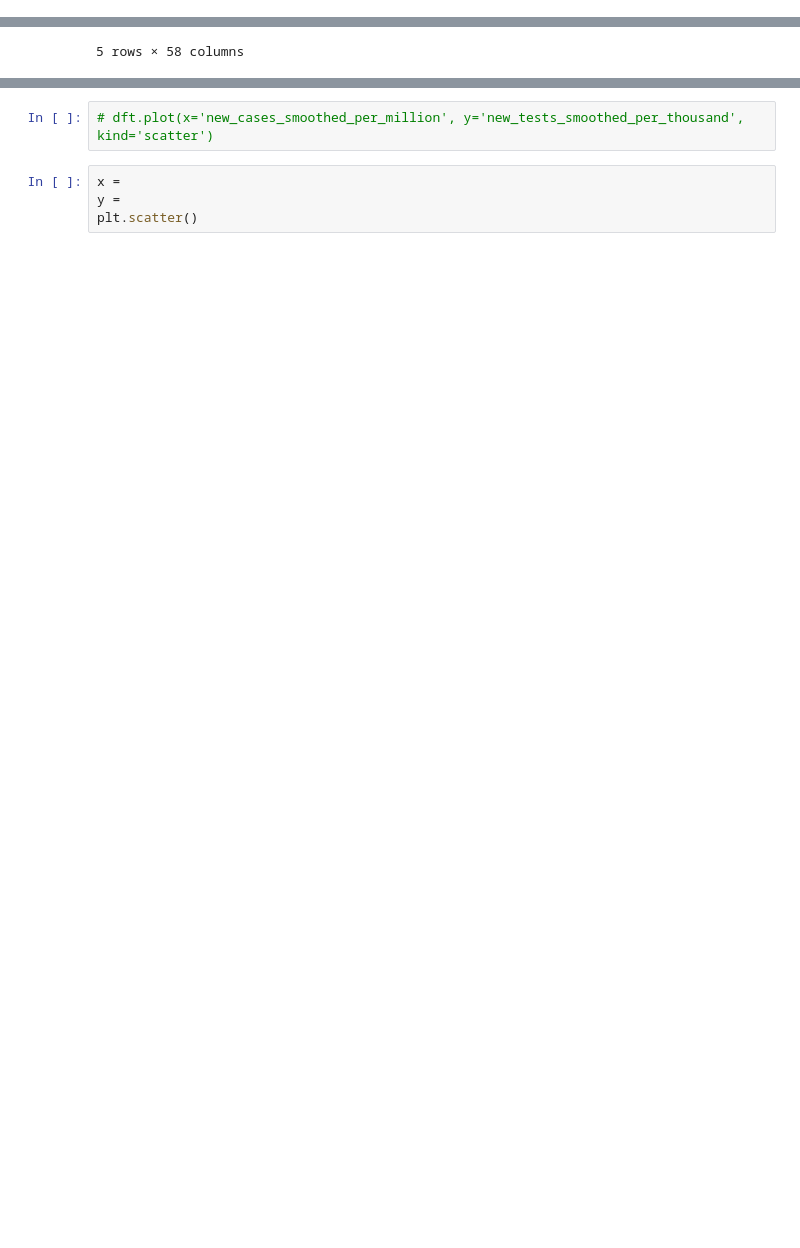
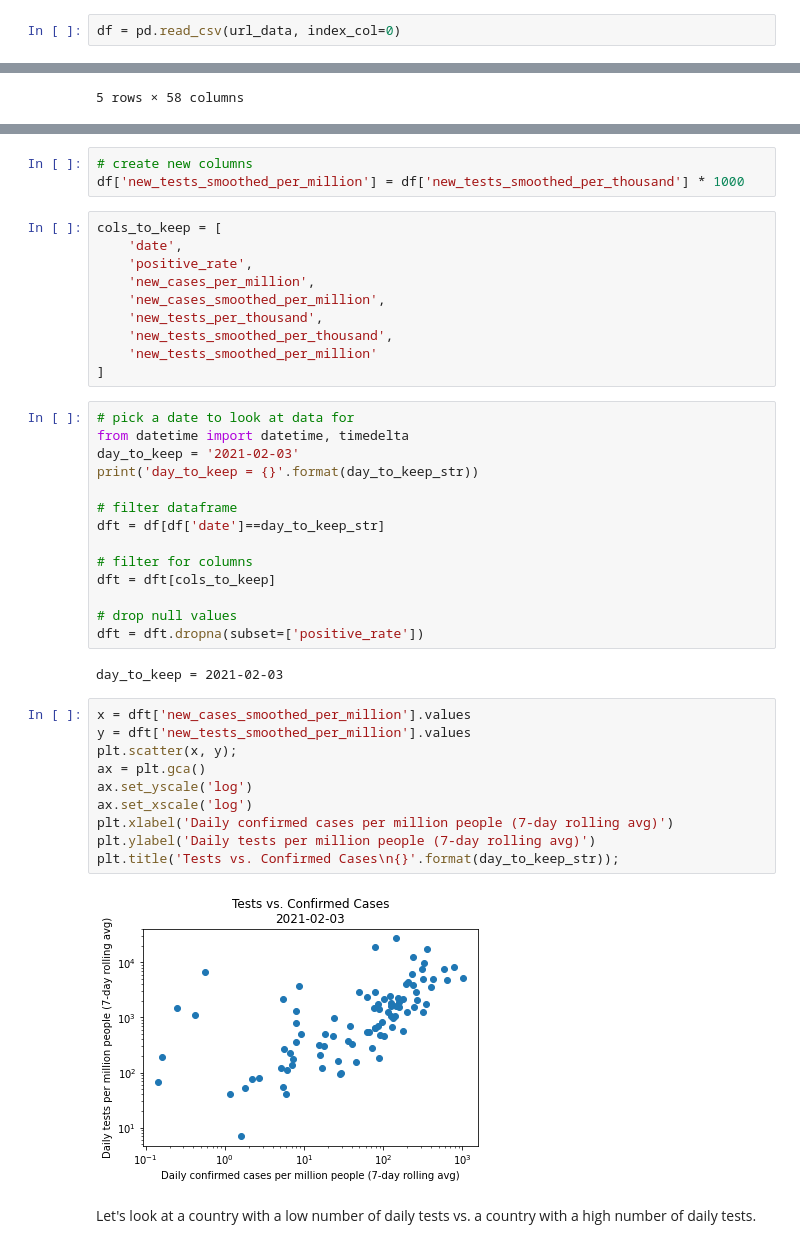
Before and after one commit to NathanZorndorf/nathanzorndorf.github.io, a Jupyter notebook: assets/notebooks/fundamentals-of-biostatistics-rosner/chapter-10-categorical-data-hypothesis-testing/sampling-distributions-for-binomially-distributed-data.ipynb, the cells around one changed output, grey strips where cells are left out. Saved outputs shown, nothing was run; the diff lists cells and outputs as text; blank space fills up the shorter version.

Commit message:
updates to sampling distributions for binomial data notebook

```diff
--- a/assets/notebooks/fundamentals-of-biostatistics-rosner/chapter-10-categorical-data-hypothesis-testing/sampling-distributions-for-binomially-distributed-data.ipynb
+++ b/assets/notebooks/fundamentals-of-biostatistics-rosner/chapter-10-categorical-data-hypothesis-testing/sampling-distributions-for-binomially-distributed-data.ipynb
@@ -237,3 +265,5 @@ df = pd.read_csv(url, index_col=0)
+# %%
+df = pd.read_csv(url_data, index_col=0)
 # %%
 df.head()
 # %% [output]
@@ -279,6 +278,43 @@ dft = df[df['date']==yesterday]
-# %%
-# dft.plot(x='new_cases_smoothed_per_million', y='new_tests_smoothed_per_thousand', kind='scatter')
-# %%
-x =
-y =
-plt.scatter()
+# %%
+# create new columns
+df['new_tests_smoothed_per_million'] = df['new_tests_smoothed_per_thousand'] * 1000
+# %%
+cols_to_keep = [
+    'date',
+    'positive_rate',
+    'new_cases_per_million',
+    'new_cases_smoothed_per_million',
+    'new_tests_per_thousand',
+    'new_tests_smoothed_per_thousand',
+    'new_tests_smoothed_per_million'
+]
+# %%
+# pick a date to look at data for
+from datetime import datetime, timedelta
+day_to_keep = '2021-02-03'
+print('day_to_keep = {}'.format(day_to_keep_str))
+
+# filter dataframe
+dft = df[df['date']==day_to_keep_str]
+
+# filter for columns
+dft = dft[cols_to_keep]
+
+# drop null values
+dft = dft.dropna(subset=['positive_rate'])
+# %% [output]
+day_to_keep = 2021-02-03
+# %%
+x = dft['new_cases_smoothed_per_million'].values
+y = dft['new_tests_smoothed_per_million'].values
+plt.scatter(x, y);
+ax = plt.gca()
+ax.set_yscale('log')
+ax.set_xscale('log')
+plt.xlabel('Daily confirmed cases per million people (7-day rolling avg)')
+plt.ylabel('Daily tests per million people (7-day rolling avg)')
+plt.title('Tests vs. Confirmed Cases\n{}'.format(day_to_keep_str));
+# %% [output]
+[figure, added]
+# %% [markdown]
+Let's look at a country with a low number of daily tests vs. a country with a high number of daily tests.
```
Also changed, not shown: parts of 33 cells of this notebook.
